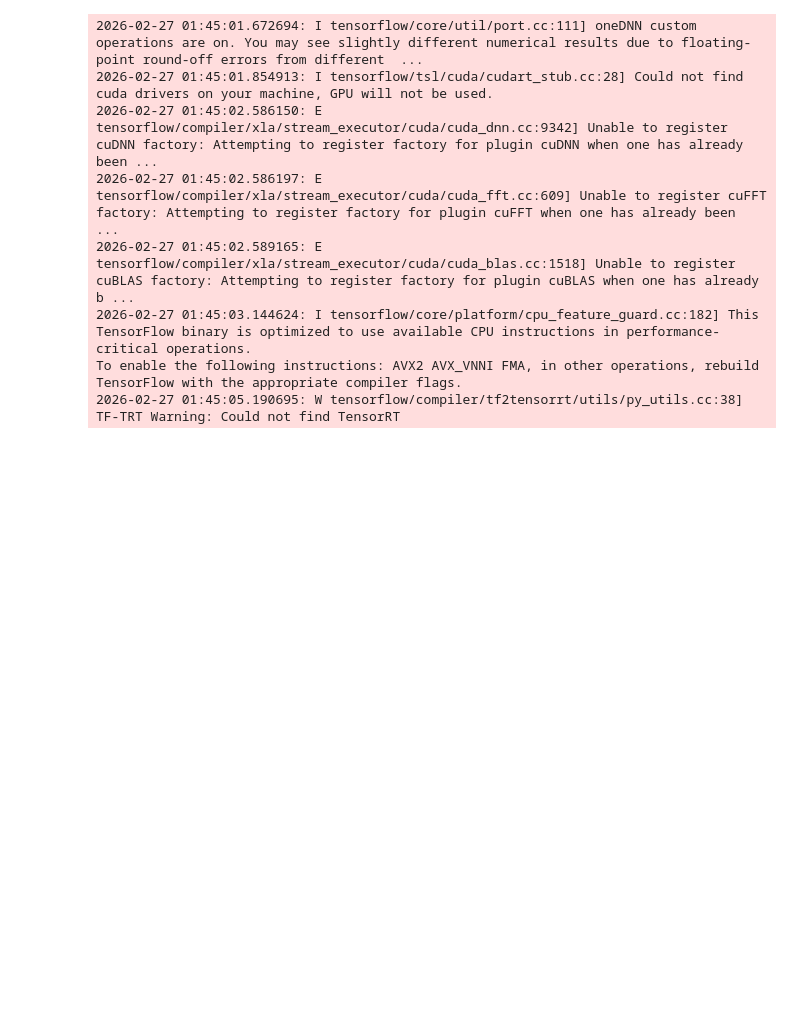
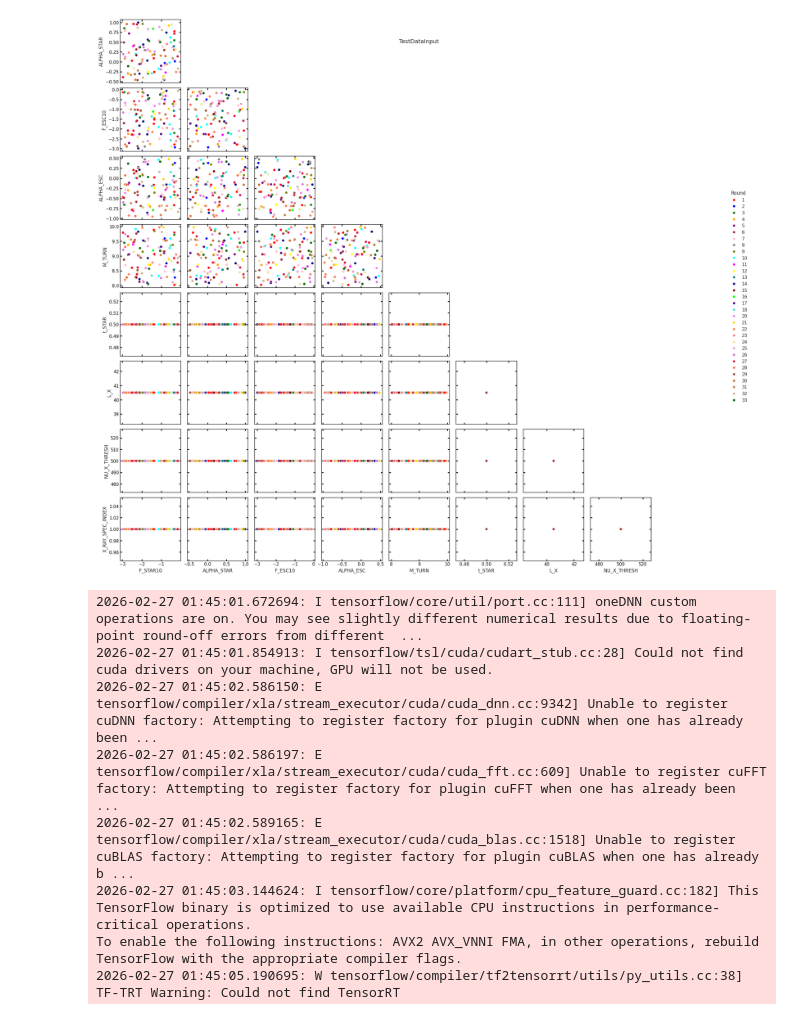
Before and after one commit to Rillard2001/RealMSc, a Jupyter notebook: 21cmEMU_TrainingData.ipynb, the cells around one changed output. Saved outputs shown, nothing was run; the diff lists cells and outputs as text; code cells hidden in the pictures; blank space fills up the shorter version.

```diff
--- a/21cmEMU_TrainingData.ipynb
+++ b/21cmEMU_TrainingData.ipynb
@@ -374,3 +393,7 @@ corner_plot(t, "test run", 'testrun', 10)
+# %%
+corner_plot(te, "TestDataInput", 'test_data_input_30k_samples_4fixed', 100)
+# %% [output]
+[figure, added]
 # %%
 emu = Emulator()
 # %% [output]
```
Also changed, not shown: parts of 7 cells of this notebook.
